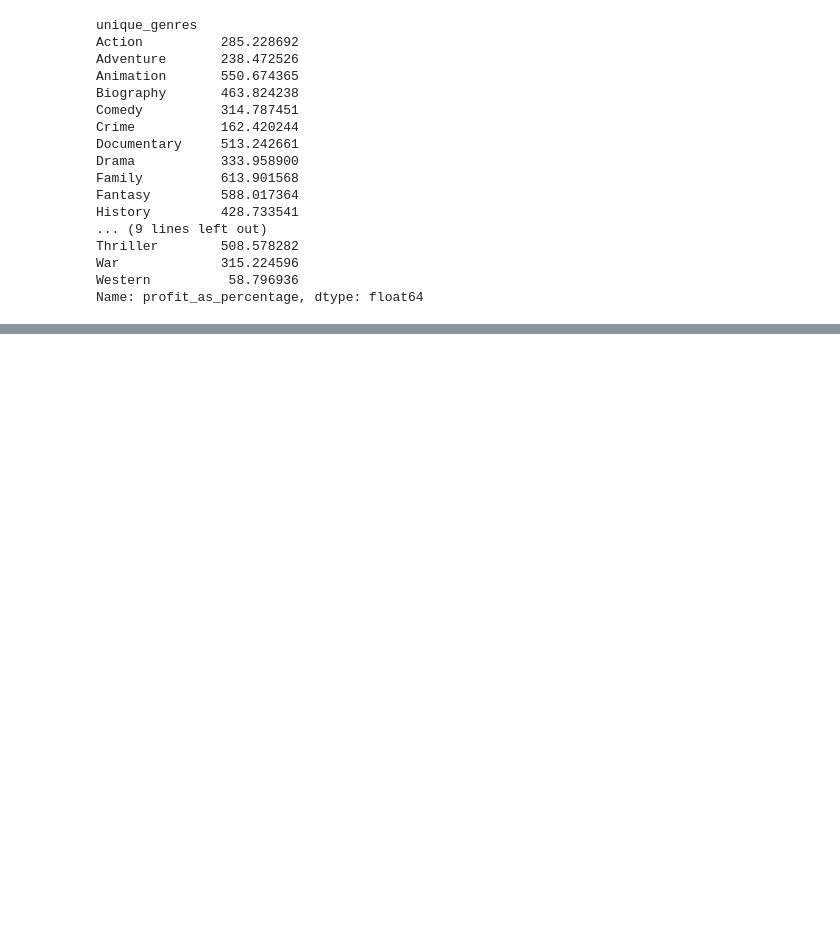
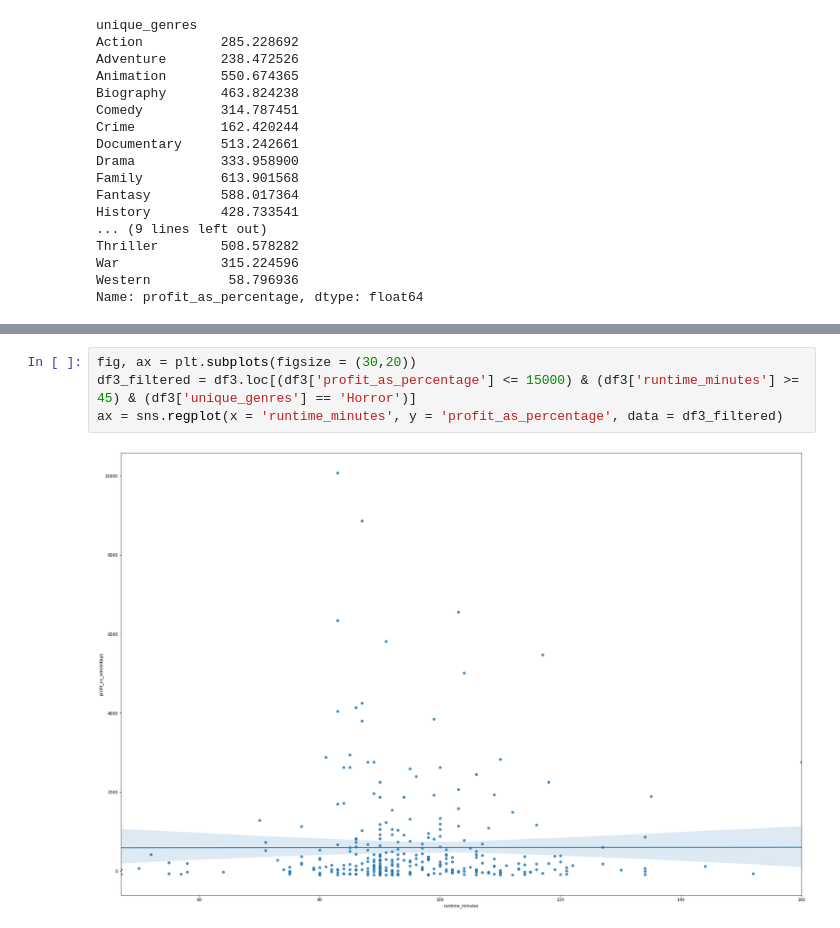
Before and after one commit to andre3000y/Movie_box_office_analysis, a Jupyter notebook: Movie Budget and Title Basics merged.ipynb, the cells around one changed output, grey strips where cells are left out. Drawn from its saved outputs; the diff is of its cells as text; blank space fills up the shorter version.

```diff
--- a/Movie Budget and Title Basics merged.ipynb
+++ b/Movie Budget and Title Basics merged.ipynb
@@ -279,0 +295,6 @@ sns.barplot(x=df4.index, y=df4.values)
+# %%
+fig, ax = plt.subplots(figsize = (30,20))
+df3_filtered = df3.loc[(df3['profit_as_percentage'] <= 15000) & (df3['runtime_minutes'] >= 45) & (df3['unique_genres'] == 'Horror')]
+ax = sns.regplot(x = 'runtime_minutes', y = 'profit_as_percentage', data = df3_filtered)
+# %% [output]
+[figure, added]
```
Also changed, not shown: parts of 8 cells of this notebook.
